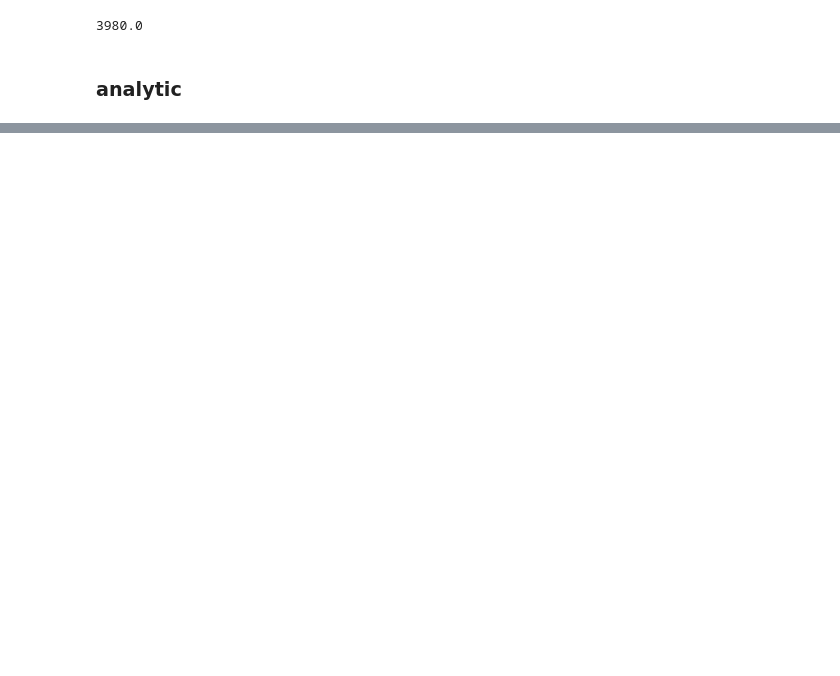
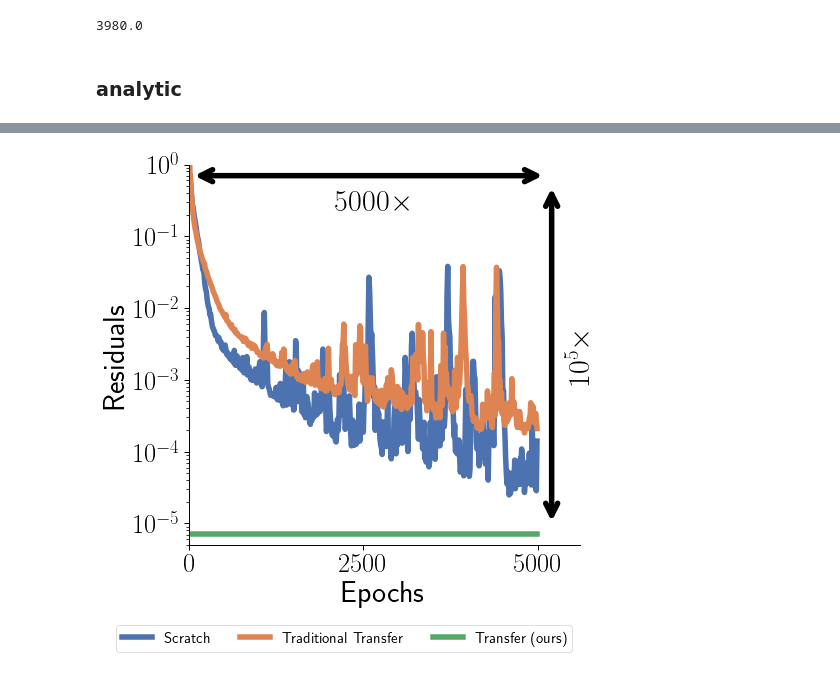
Before and after one commit to shaandesai1/TransferDE, a Jupyter notebook: traditional transfer vs analytic wout.ipynb, the cells around one changed output, grey strips where cells are left out. Cells and saved outputs as stored; diff of their text form; code cells hidden in the pictures; blank space fills up the shorter version.

```diff
--- a/traditional transfer vs analytic wout.ipynb
+++ b/traditional transfer vs analytic wout.ipynb
@@ -710 +754,66 @@ def exponential_smoothing(series, alpha):
+# %%
+with torch.no_grad():
+    plt.figure(figsize=(7,7))
+    plt.plot(tpts[:],exponential_smoothing(residuals_scratch,1),label='Scratch')
+    plt.plot(tpts,residuals1[:-1],label='Traditional Transfer')
+#     plt.plot(tpts,residuals[:-1],label='Transfer, frozen H')
+    # plt.plot(tpts[:len(residuals2)],residuals2[:-1],linestyle='--',label='Transfer,analytic Wout')
+
+    plt.plot(tpts,(res_init*torch.ones(len(tpts))).detach().numpy(),label='Transfer (ours)')
+    plt.yscale('log')
+#     plt.xscale('log')
+    plt.xlabel("Epochs")
+    plt.ylabel("Residuals")
+    plt.xlim([-0,5600])
+    plt.ylim([5*10**-6,10**0])
+#     plt.legend(fontsize=15)
+
+
+
+
+    plt.annotate(r'$10^{5} \times $', xy=(5400, 10**(-3)),rotation=90)
+
+    plt.annotate(r'$5000 \times $', xy=(2100, 2.5*10**(-1)))
+
+
+    plt.annotate('', xy=(5100, 7*10**(-1)),
+             xycoords='data',
+             xytext=(50, 7*10**(-1)),
+             textcoords='data',
+             arrowprops=dict(arrowstyle= '<->',
+                             color='black',
+                             lw=5.5,
+                             )
+           )
+
+
+    plt.annotate('', xy=(5200, 10**(-5)),
+             xycoords='data',
+             xytext=(5200, 5*10**(-1)),
+             textcoords='data',
+             arrowprops=dict(arrowstyle= '<->',
+                             color='black',
+                             lw=5.5,
+                             )
+           )
+
+
+#     plt.annotate('5000x', xy=(-0, 10**(0)),
+#              xycoords='data',
+#              xytext=(2500, 10**(0)),
+#              textcoords='data',
+#              arrowprops=dict(arrowstyle= '->',
+#                              color='black',
+#                              lw=4.5,
+#                              )
+#            )
+    ax=plt.gca()
+    ax.spines['right'].set_visible(False)
+    ax.spines['top'].set_visible(False)
+#     plt.arrow(-100, 10**(-4), 50,1, width = 0.005,length_includes_head=True)
+    plt.legend(fontsize=15,bbox_to_anchor=(1., -.19),ncol=3)
+    plt.xticks([0,2500,5000])
+    plt.savefig('residuals_first_new.pdf',dpi=2400,bbox_inches='tight')
+# %% [output]
+[figure, added]
 # %%
```
Also changed, not shown: parts of 12 cells of this notebook, 8 other files.
